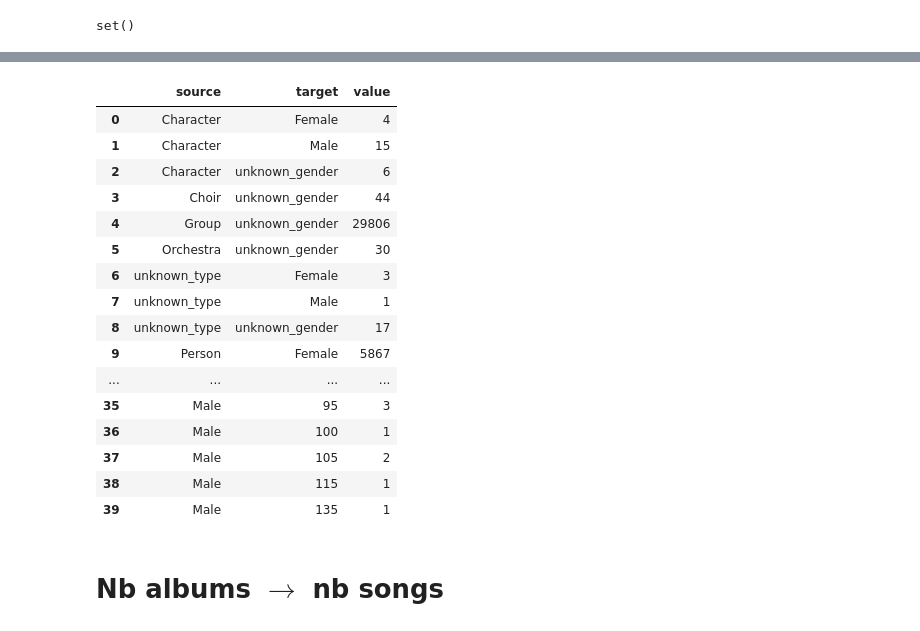
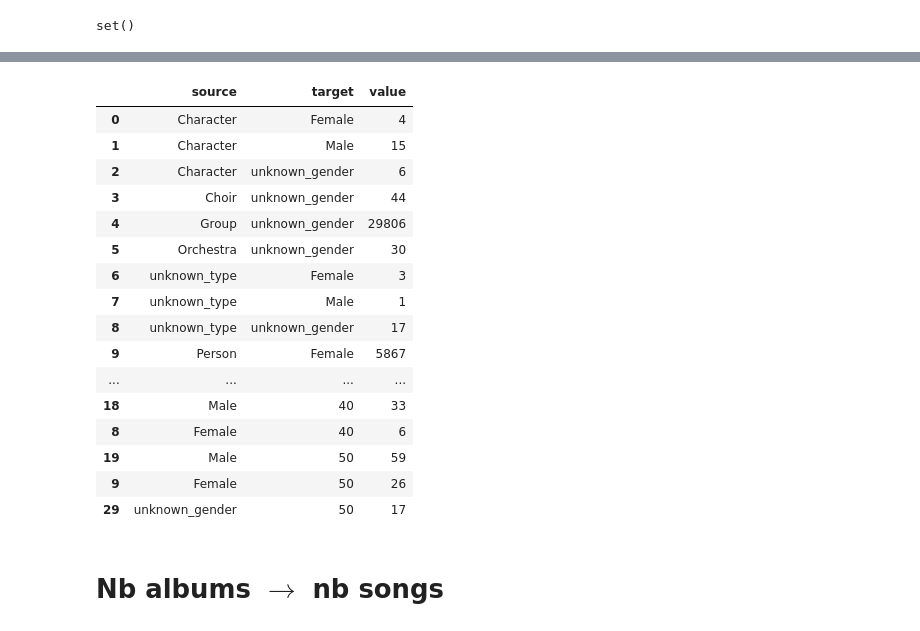
Before and after one commit to jorislimonier/collab-viz, a Jupyter notebook: joris/data_preprocessing.ipynb, the cells around one changed output, grey strips where cells are left out. Drawn from its saved outputs; the diff is of its cells as text; code cells hidden in the pictures.

```diff
--- a/joris/data_preprocessing.ipynb
+++ b/joris/data_preprocessing.ipynb
@@ -161,21 +214,12 @@ set()
 # %%
-df = (df_artists
-      .copy()
-      .merge(df_albums, on="id_artist", how="outer")
-      .fillna({col: "unknown_"+col for col in df.columns})
-      .drop(columns="id_artist")
-      .value_counts()
-      .reset_index())
+df = df_artists.copy()
+df = df.merge(df_albums, on="id_artist", how="outer")
+df = df.fillna({col: "unknown_"+col for col in df.columns})
+df = df.replace({col: {"Other": "unknown_"+col for _ in df.columns} for col in df.columns})
+df = df.drop(columns="id_artist")
+df = df.value_counts()
+df = df.reset_index()
 df.columns = sankey_col
-
-# Make bins
-df["target"] = df["target"].apply(lambda x: np.round(2*x, decimals=-1)//2)
-df = (df.groupby(["source", "target"])
-      .sum()
-      .reset_index()
-      .sort_values("target")
-      )
-
 df
 # %% [output]
 |  | source | target | value |
@@ -197,0 +238,16 @@ df
+# %%
+def make_bins_nb_albums(nb_albums):
+    if nb_albums > 0 and nb_albums <= 5:
+        return int(nb_albums)
+    elif  nb_albums <= 40:
+        return int(np.round(nb_albums, decimals=-1))
+    else:
+        return 50
+# Make bins
+# df["target"] = df["target"].apply(lambda x: np.round(x, decimals=-1))
+df["target"] = df["target"].apply(make_bins_nb_albums)
+df = df.groupby(["source", "target"])
+df = df.sum()
+df = df.reset_index()
+df = df.sort_values("target")
+df
@@ -198,24 +272,24 @@ df
 # %%
 sankey_df = sankey_df.append(df)
-sankey_df
+sankey_df.head(70)
 # %% [output]
 |  | source | target | value |
 | 0 | Character | Female | 4 |
 | 1 | Character | Male | 15 |
 | 2 | Character | unknown_gender | 6 |
 | 3 | Choir | unknown_gender | 44 |
 | 4 | Group | unknown_gender | 29806 |
 | 5 | Orchestra | unknown_gender | 30 |
 | 6 | unknown_type | Female | 3 |
 | 7 | unknown_type | Male | 1 |
 | 8 | unknown_type | unknown_gender | 17 |
 | 9 | Person | Female | 5867 |
 | ... | ... | ... | ... |
-| 35 | Male | 95 | 3 |
-| 36 | Male | 100 | 1 |
-| 37 | Male | 105 | 2 |
-| 38 | Male | 115 | 1 |
-| 39 | Male | 135 | 1 |
+| 18 | Male | 40 | 33 |
+| 8 | Female | 40 | 6 |
+| 19 | Male | 50 | 59 |
+| 9 | Female | 50 | 26 |
+| 29 | unknown_gender | 50 | 17 |
 # %%
 sankey_df.to_csv("sankey.csv", index=False)
 # %% [markdown]
```
Also changed, not shown: parts of 8 cells of this notebook, 1 other file.
